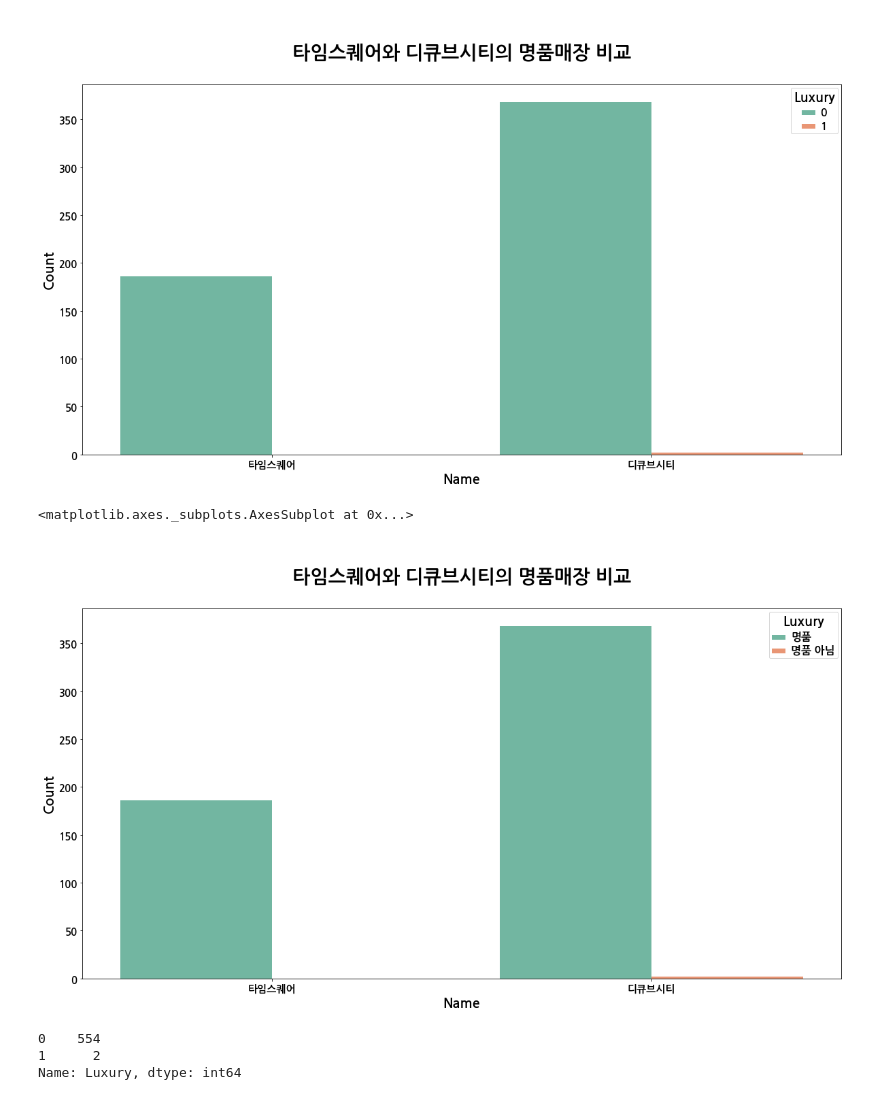
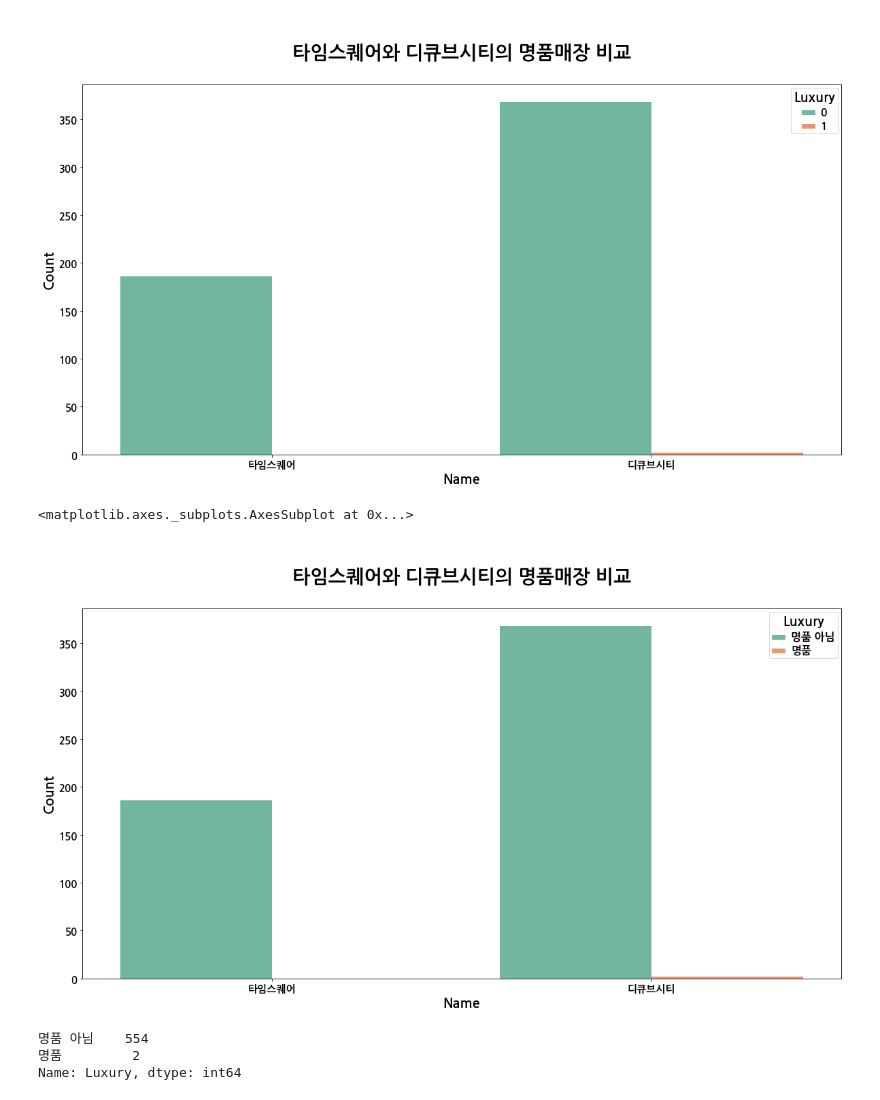
Before and after one commit to YoonkyungKim/multiplex, a Jupyter notebook: M3_mall_recommendation.ipynb, the cells around one changed output. Drawn from its saved outputs; the diff is of its cells as text; code cells hidden in the pictures.

```diff
--- a/M3_mall_recommendation.ipynb
+++ b/M3_mall_recommendation.ipynb
@@ -136,33 +136,33 @@ ax
 [figure]
 # %%
 def change_number_to_name(row):
-    if row == 0:
+    if row == 1:
         return "명품"
     else:
         return "명품 아님"
 
 comparison.Luxury = comparison.Luxury.apply(change_number_to_name)
 
 plt.figure(figsize=(20,10))
 ax = sns.countplot(x='Name', hue ='Luxury', data=comparison, palette="Set2")
 
 plt.setp(ax.get_legend().get_texts(), fontsize='16')
 plt.setp(ax.get_legend().get_title(), fontsize='20')
 
 ax.axes.set_title("\n타임스퀘어와 디큐브시티의 명품매장 비교\n",fontsize=28)
 ax.set_xlabel("Name",fontsize=20)
 ax.set_ylabel("Count",fontsize=20)
 ax.tick_params(labelsize=15)
 
 ax
 # %% [output]
 <matplotlib.axes._subplots.AxesSubplot at 0x...>
-[figure, old version]
+[figure, new version]
 # %%
 comparison['Luxury'].value_counts()
 # %% [output]
-0    554
-1      2
+명품 아님    554
+명품         2
 Name: Luxury, dtype: int64
 # %%
 comparison.sort_values(by='Luxury', ascending=False).head()
```
Also changed, not shown: parts of 1 cell of this notebook.
